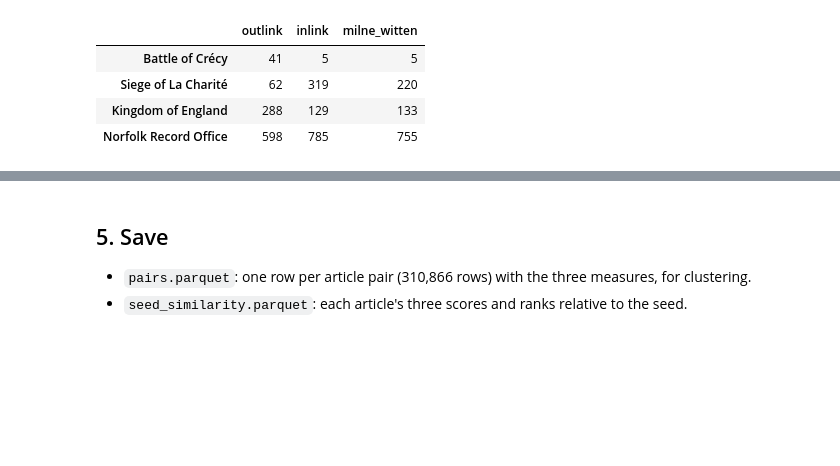
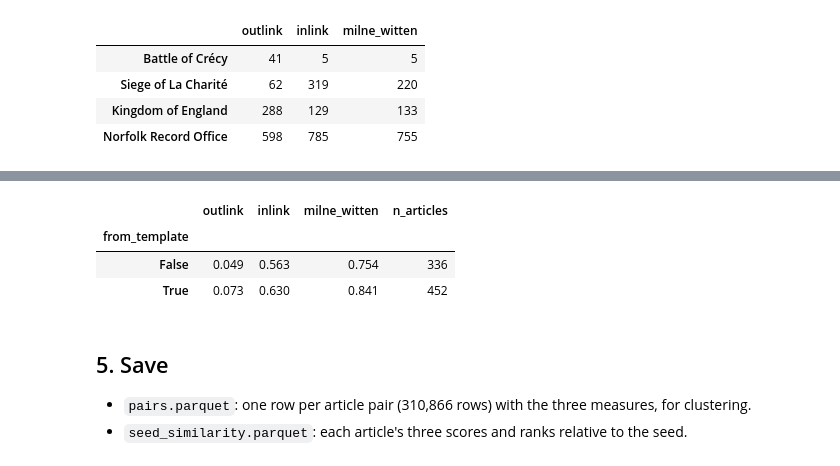
Before and after one commit to amos-johnson/hundred-years-war-similarity, a Jupyter notebook: notebooks/02_milne_witten.ipynb, the cells around one changed output, grey strips where cells are left out. Drawn from its saved outputs; the diff is of its cells as text; code cells hidden in the pictures; blank space fills up the shorter version.

```diff
--- a/notebooks/02_milne_witten.ipynb
+++ b/notebooks/02_milne_witten.ipynb
@@ -182,3 +185,13 @@ seed_rank.loc[["Battle of Crécy", "Siege of La Charité", "Kingdom of England",
+# %%
+seed_links = links[links["source"] == SEED].drop_duplicates("target").set_index("target")
+from_template = seed_links["from_template"].reindex(seed_similarity.index)
+by_template = seed_similarity.groupby(from_template)
+by_template.mean().assign(n_articles=by_template.size()).round(3)
+# %% [output]
+|  | outlink | inlink | milne_witten | n_articles |
+| from_template |  |  |  |  |
+| False | 0.049 | 0.563 | 0.754 | 336 |
+| True | 0.073 | 0.630 | 0.841 | 452 |
 # %% [markdown]
 ## 5. Save
 
```
Also changed, not shown: parts of 1 cell of this notebook.
